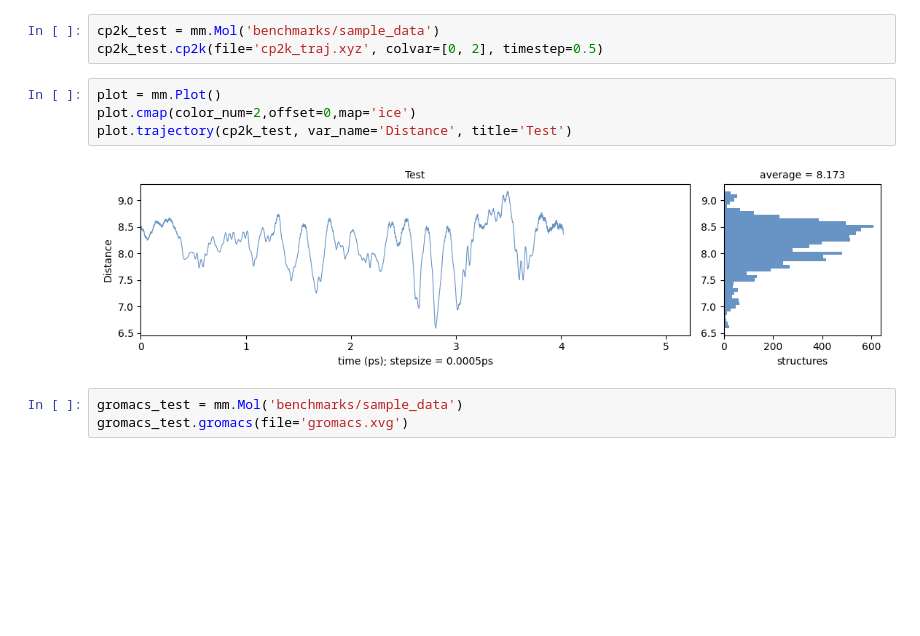
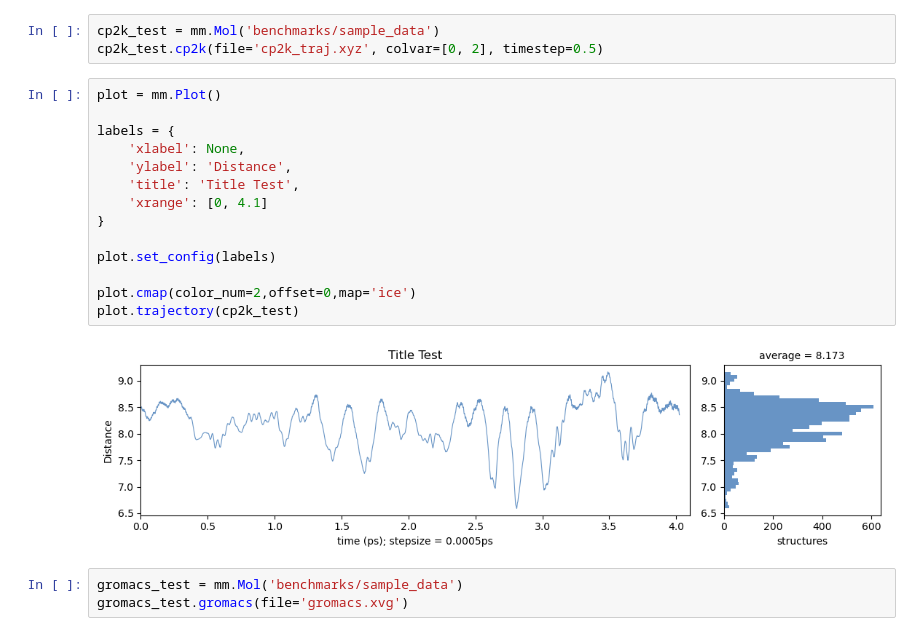
Before and after one commit to marianski-lab/artdep, a Jupyter notebook: benchmarks/trajectories.ipynb, the cells around one changed output. Cells and saved outputs as stored; diff of their text form; blank space fills up the shorter version.

Commit message:
standardized trajectory axis labeling

```diff
--- a/benchmarks/trajectories.ipynb
+++ b/benchmarks/trajectories.ipynb
@@ -13,10 +16,20 @@ cp2k_test = mm.Mol('benchmarks/sample_data')
 cp2k_test.cp2k(file='cp2k_traj.xyz', colvar=[0, 2], timestep=0.5)
 # %%
 plot = mm.Plot()
+
+labels = {
+    'xlabel': None,
+    'ylabel': 'Distance',
+    'title': 'Title Test',
+    'xrange': [0, 4.1]
+}
+
+plot.set_config(labels)
+
 plot.cmap(color_num=2,offset=0,map='ice')
-plot.trajectory(cp2k_test, var_name='Distance', title='Test')
+plot.trajectory(cp2k_test)
 # %% [output]
-[figure, old version]
+[figure, new version]
 # %%
 gromacs_test = mm.Mol('benchmarks/sample_data')
 gromacs_test.gromacs(file='gromacs.xvg')
```
Also changed, not shown: parts of 1 cell of this notebook, 1 other file.
